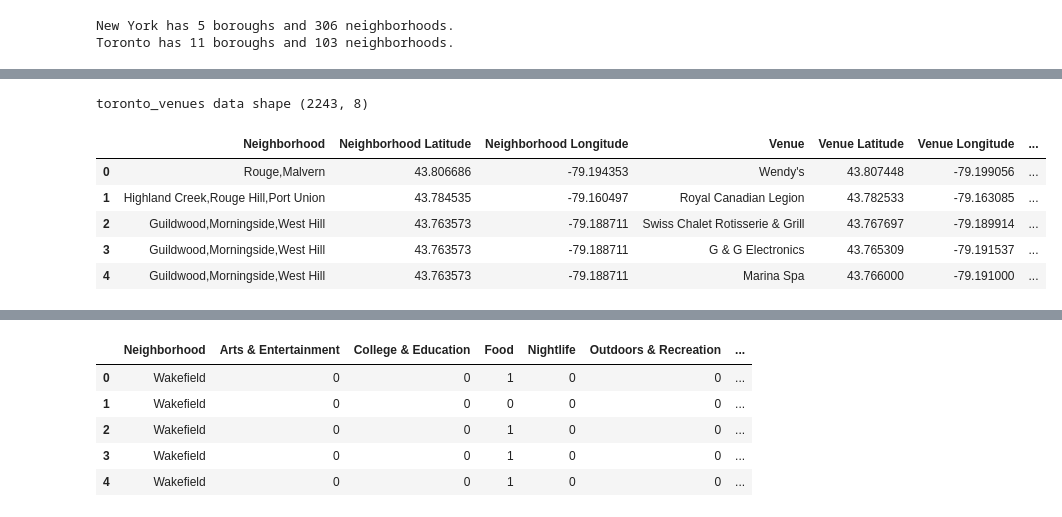
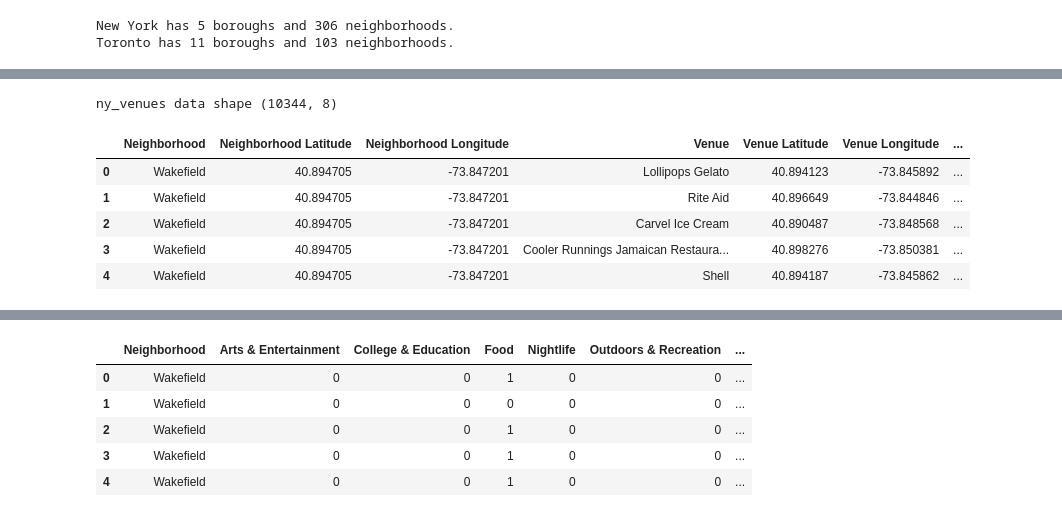
Before and after one commit to water0l/Coursera_Capstone, a Jupyter notebook: Coursera_Capston_Final.ipynb, the cells around one changed output, grey strips where cells are left out. Drawn from its saved outputs; the diff is of its cells as text; code cells hidden in the pictures.

```diff
--- a/Coursera_Capston_Final.ipynb
+++ b/Coursera_Capston_Final.ipynb
@@ -206,13 +195,13 @@ Analysis will only focus on boroughs that contain the word Toronto
 # %%
-##### retrieve infor for Toronto from foursqure #####
-#toronto_venues = getNearbyVenues(names=neighborhoods_to['Neighborhood'], latitudes=neighborhoods_to['Latitude'],longitudes=neighborhoods_to['Longitude'])
-print('toronto_venues data shape', toronto_venues.shape)
-toronto_venues.head(5)
+#retrieve infor for New York from foursqure
+ny_venues = getNearbyVenues(names=neighborhoods_ny['Neighborhood'], latitudes=neighborhoods_ny['Latitude'],longitudes=neighborhoods_ny['Longitude'])
+print('ny_venues data shape', ny_venues.shape)
+ny_venues.head(5)
 # %% [output]
-toronto_venues data shape (2243, 8)
+ny_venues data shape (10344, 8)
 |  | Neighborhood | Neighborhood Latitude | Neighborhood Longitude | Venue | Venue Latitude | Venue Longitude | ... |
-| 0 | Rouge,Malvern | 43.806686 | -79.194353 | Wendy's | 43.807448 | -79.199056 | ... |
-| 1 | Highland Creek,Rouge Hill,Port Union | 43.784535 | -79.160497 | Royal Canadian Legion | 43.782533 | -79.163085 | ... |
-| 2 | Guildwood,Morningside,West Hill | 43.763573 | -79.188711 | Swiss Chalet Rotisserie & Grill | 43.767697 | -79.189914 | ... |
-| 3 | Guildwood,Morningside,West Hill | 43.763573 | -79.188711 | G & G Electronics | 43.765309 | -79.191537 | ... |
-| 4 | Guildwood,Morningside,West Hill | 43.763573 | -79.188711 | Marina Spa | 43.766000 | -79.191000 | ... |
+| 0 | Wakefield | 40.894705 | -73.847201 | Lollipops Gelato | 40.894123 | -73.845892 | ... |
+| 1 | Wakefield | 40.894705 | -73.847201 | Rite Aid | 40.896649 | -73.844846 | ... |
+| 2 | Wakefield | 40.894705 | -73.847201 | Carvel Ice Cream | 40.890487 | -73.848568 | ... |
+| 3 | Wakefield | 40.894705 | -73.847201 | Cooler Runnings Jamaican Restaura... | 40.898276 | -73.850381 | ... |
+| 4 | Wakefield | 40.894705 | -73.847201 | Shell | 40.894187 | -73.845862 | ... |
```
Also changed, not shown: parts of 81 cells of this notebook, 2 other files.
